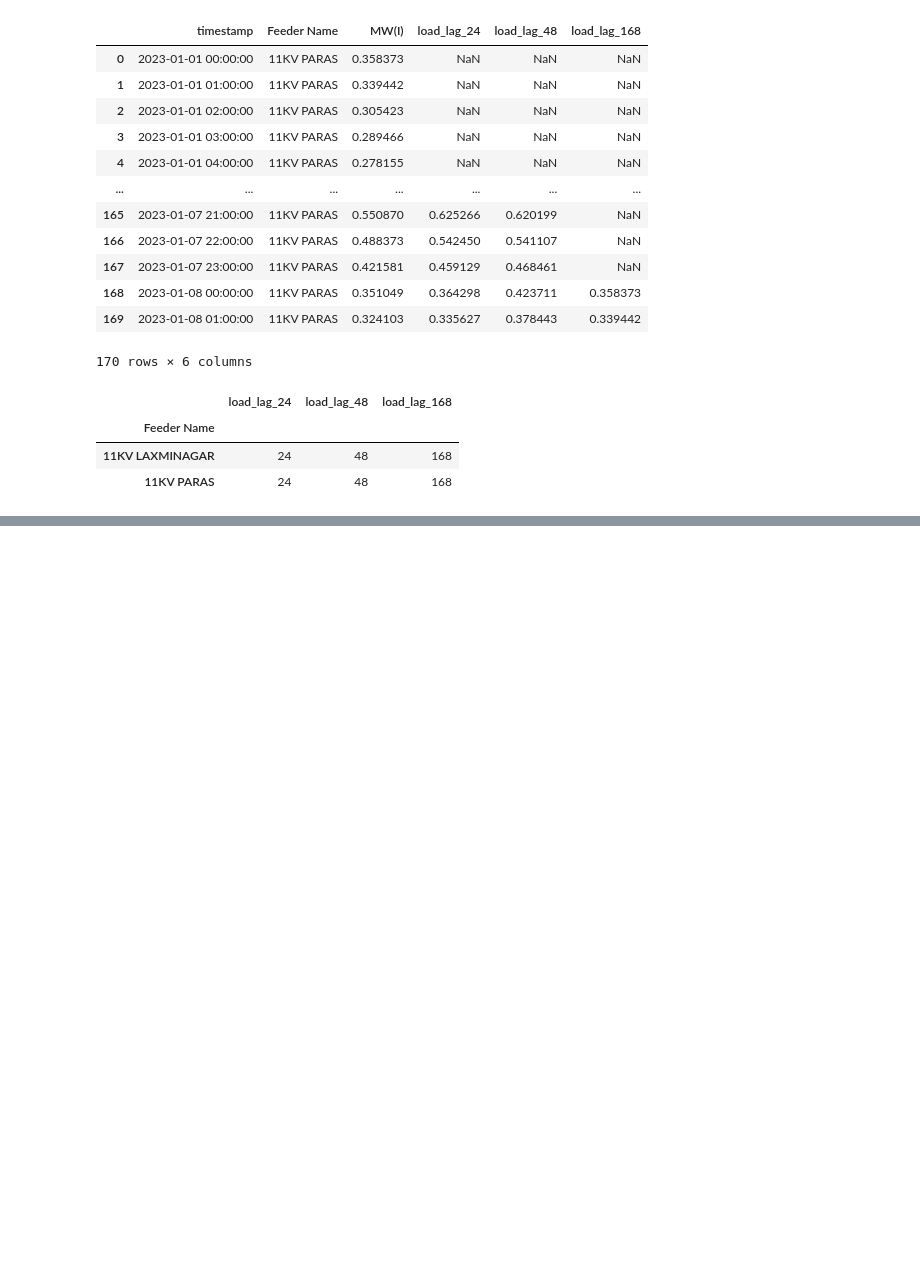
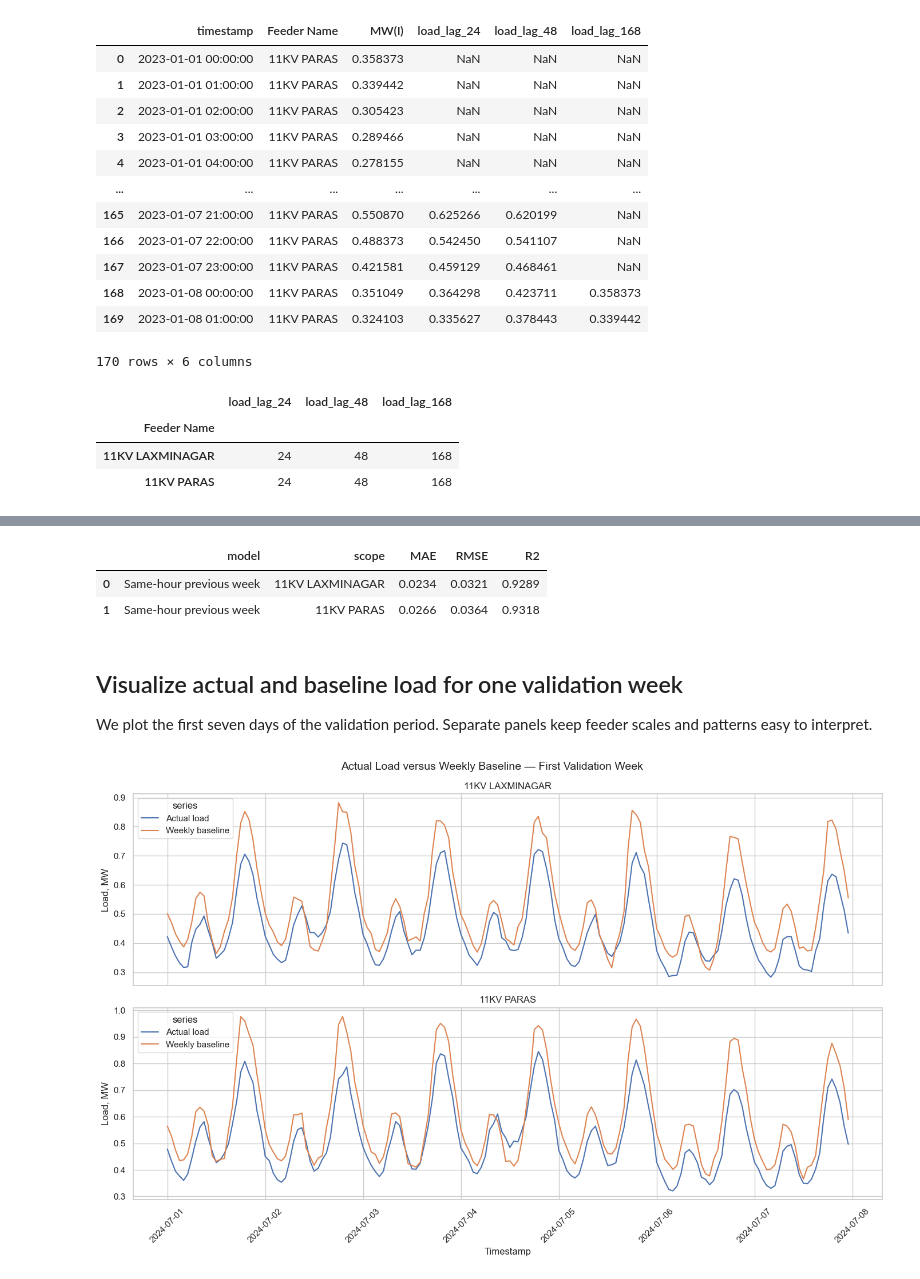
Before and after one commit to tejasstrivedi/MLDAProject, a Jupyter notebook: project.ipynb, the cells around one changed output, grey strips where cells are left out. Cells and saved outputs as stored; diff of their text form; code cells hidden in the pictures; blank space fills up the shorter version.

```diff
--- a/project.ipynb
+++ b/project.ipynb
@@ -1118,0 +1627,72 @@ lag_missing_summary
+# %%
+baseline_feeder_results = []
+
+for feeder_name, feeder_rows in validation_data.groupby("Feeder Name"):
+    feeder_metrics = calculate_regression_metrics(
+        feeder_rows[target_column],
+        feeder_rows["load_lag_168"],
+    )
+    baseline_feeder_results.append({
+        "model": "Same-hour previous week",
+        "scope": feeder_name,
+        **feeder_metrics,
+    })
+
+baseline_feeder_results = pd.DataFrame(baseline_feeder_results)
+baseline_feeder_results.round(4)
+# %% [output]
+|  | model | scope | MAE | RMSE | R2 |
+| 0 | Same-hour previous week | 11KV LAXMINAGAR | 0.0234 | 0.0321 | 0.9289 |
+| 1 | Same-hour previous week | 11KV PARAS | 0.0266 | 0.0364 | 0.9318 |
+# %% [markdown]
+## Visualize actual and baseline load for one validation week
+
+We plot the first seven days of the validation period. Separate panels keep feeder scales and patterns easy to interpret.
+# %%
+baseline_plot_start = validation_data["timestamp"].min()
+baseline_plot_end = baseline_plot_start + pd.Timedelta(days=7)
+
+baseline_plot_data = validation_data[
+    (validation_data["timestamp"] >= baseline_plot_start)
+    & (validation_data["timestamp"] < baseline_plot_end)
+][
+    ["timestamp", "Feeder Name", target_column, "load_lag_168"]
+].copy()
+
+baseline_plot_data = baseline_plot_data.rename(columns={
+    target_column: "Actual load",
+    "load_lag_168": "Weekly baseline",
+})
+
+baseline_plot_long = baseline_plot_data.melt(
+    id_vars=["timestamp", "Feeder Name"],
+    value_vars=["Actual load", "Weekly baseline"],
+    var_name="series",
+    value_name="load_mw",
+)
+
+fig, axes = plt.subplots(2, 1, figsize=(14, 9), sharex=True)
+
+for axis, feeder_name in zip(
+    axes, sorted(baseline_plot_long["Feeder Name"].unique())
+):
+    feeder_plot = baseline_plot_long[
+        baseline_plot_long["Feeder Name"] == feeder_name
+    ]
+    sns.lineplot(
+        data=feeder_plot,
+        x="timestamp",
+        y="load_mw",
+        hue="series",
+        ax=axis,
+    )
+    axis.set_title(feeder_name)
+    axis.set_xlabel("Timestamp")
+    axis.set_ylabel("Load, MW")
+
+fig.suptitle("Actual Load versus Weekly Baseline — First Validation Week", fontsize=14)
+plt.xticks(rotation=45)
+plt.tight_layout()
+plt.show()
+# %% [output]
+[figure, added]
```
Also changed, not shown: parts of 128 cells of this notebook, 4 other files.
